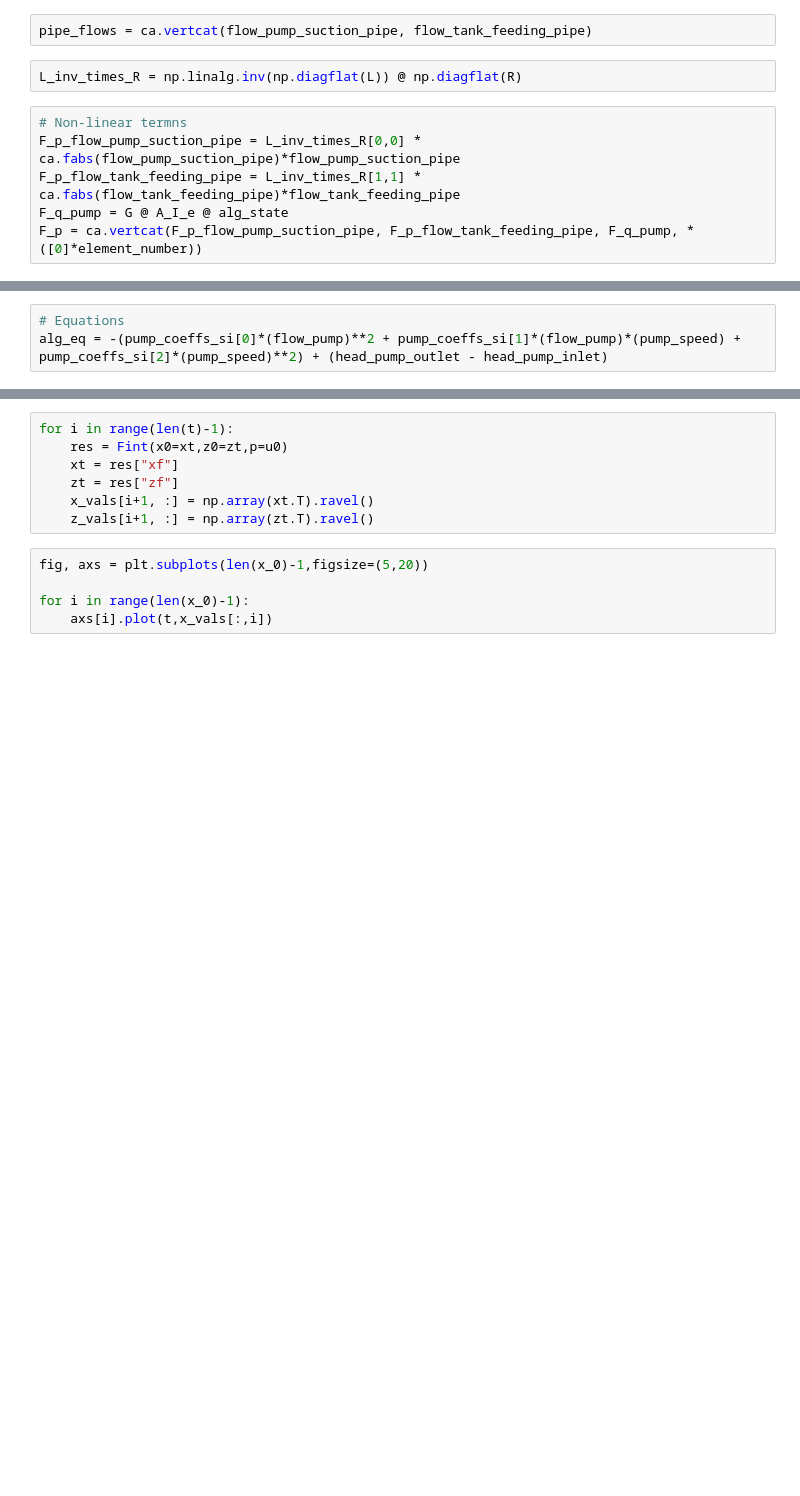
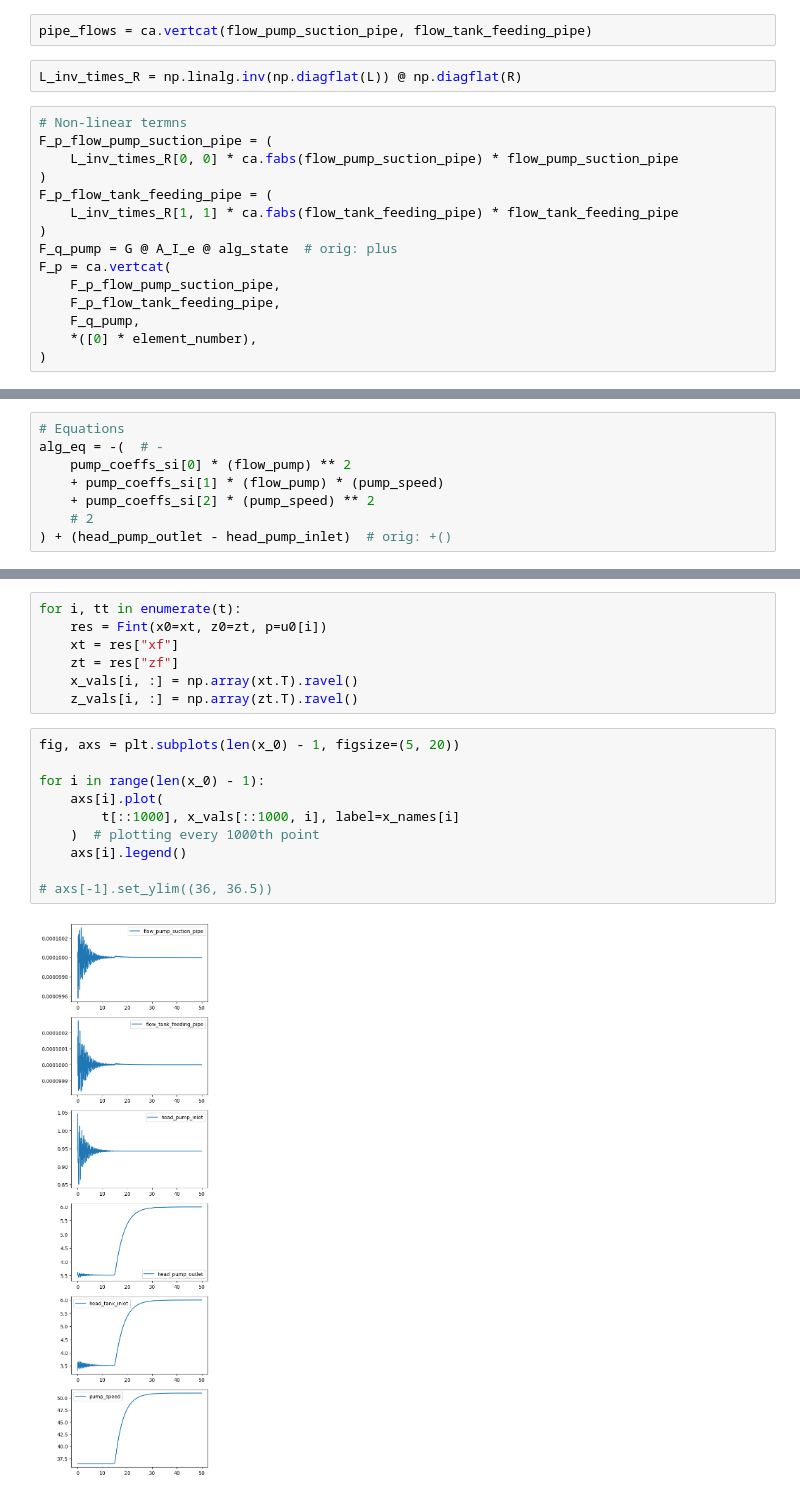
Before and after one commit to fluid-systems/test-rig-control-model, a Jupyter notebook: notebooks/operator_flow_pump.ipynb, the cells around one changed output, grey strips where cells are left out. Drawn from its saved outputs; the diff is of its cells as text; blank space fills up the shorter version.

```diff
--- a/notebooks/operator_flow_pump.ipynb
+++ b/notebooks/operator_flow_pump.ipynb
@@ -405,8 +590,17 @@ pipe_flows = ca.vertcat(flow_pump_suction_pipe, flow_tank_feeding_pipe)
 L_inv_times_R = np.linalg.inv(np.diagflat(L)) @ np.diagflat(R)
 # %%
 # Non-linear termns
-F_p_flow_pump_suction_pipe = L_inv_times_R[0,0] * ca.fabs(flow_pump_suction_pipe)*flow_pump_suction_pipe
-F_p_flow_tank_feeding_pipe = L_inv_times_R[1,1] * ca.fabs(flow_tank_feeding_pipe)*flow_tank_feeding_pipe
-F_q_pump = G @ A_I_e @ alg_state
-F_p = ca.vertcat(F_p_flow_pump_suction_pipe, F_p_flow_tank_feeding_pipe, F_q_pump, *([0]*element_number))
+F_p_flow_pump_suction_pipe = (
+    L_inv_times_R[0, 0] * ca.fabs(flow_pump_suction_pipe) * flow_pump_suction_pipe
+)
+F_p_flow_tank_feeding_pipe = (
+    L_inv_times_R[1, 1] * ca.fabs(flow_tank_feeding_pipe) * flow_tank_feeding_pipe
+)
+F_q_pump = G @ A_I_e @ alg_state  # orig: plus
+F_p = ca.vertcat(
+    F_p_flow_pump_suction_pipe,
+    F_p_flow_tank_feeding_pipe,
+    F_q_pump,
+    *([0] * element_number),
+)
 # %%
@@ -414,6 +614,11 @@ F_p = ca.vertcat(F_p_flow_pump_suction_pipe, F_p_flow_tank_feeding_pipe, F_q_pum
 # %%
 # Equations
-alg_eq = -(pump_coeffs_si[0]*(flow_pump)**2 + pump_coeffs_si[1]*(flow_pump)*(pump_speed) + pump_coeffs_si[2]*(pump_speed)**2) + (head_pump_outlet - head_pump_inlet)
+alg_eq = -(  # -
+    pump_coeffs_si[0] * (flow_pump) ** 2
+    + pump_coeffs_si[1] * (flow_pump) * (pump_speed)
+    + pump_coeffs_si[2] * (pump_speed) ** 2
+    # 2
+) + (head_pump_outlet - head_pump_inlet)  # orig: +()
 # %%
 x_dot = A_dyn @ x + B_dyn @ u - F_p
 x_dot
@@ -455,12 +689,19 @@ res = Fint(x0=xt,z0=zt,p=u0)
 # %%
-for i in range(len(t)-1):
-    res = Fint(x0=xt,z0=zt,p=u0)
+for i, tt in enumerate(t):
+    res = Fint(x0=xt, z0=zt, p=u0[i])
     xt = res["xf"]
     zt = res["zf"]
-    x_vals[i+1, :] = np.array(xt.T).ravel()
-    z_vals[i+1, :] = np.array(zt.T).ravel()
+    x_vals[i, :] = np.array(xt.T).ravel()
+    z_vals[i, :] = np.array(zt.T).ravel()
 # %%
-fig, axs = plt.subplots(len(x_0)-1,figsize=(5,20))
+fig, axs = plt.subplots(len(x_0) - 1, figsize=(5, 20))
 
-for i in range(len(x_0)-1):
-    axs[i].plot(t,x_vals[:,i])
+for i in range(len(x_0) - 1):
+    axs[i].plot(
+        t[::1000], x_vals[::1000, i], label=x_names[i]
+    )  # plotting every 1000th point
+    axs[i].legend()
+
+# axs[-1].set_ylim((36, 36.5))
+# %% [output]
+[figure, added]
```
Also changed, not shown: parts of 69 cells of this notebook, 3 other files.
